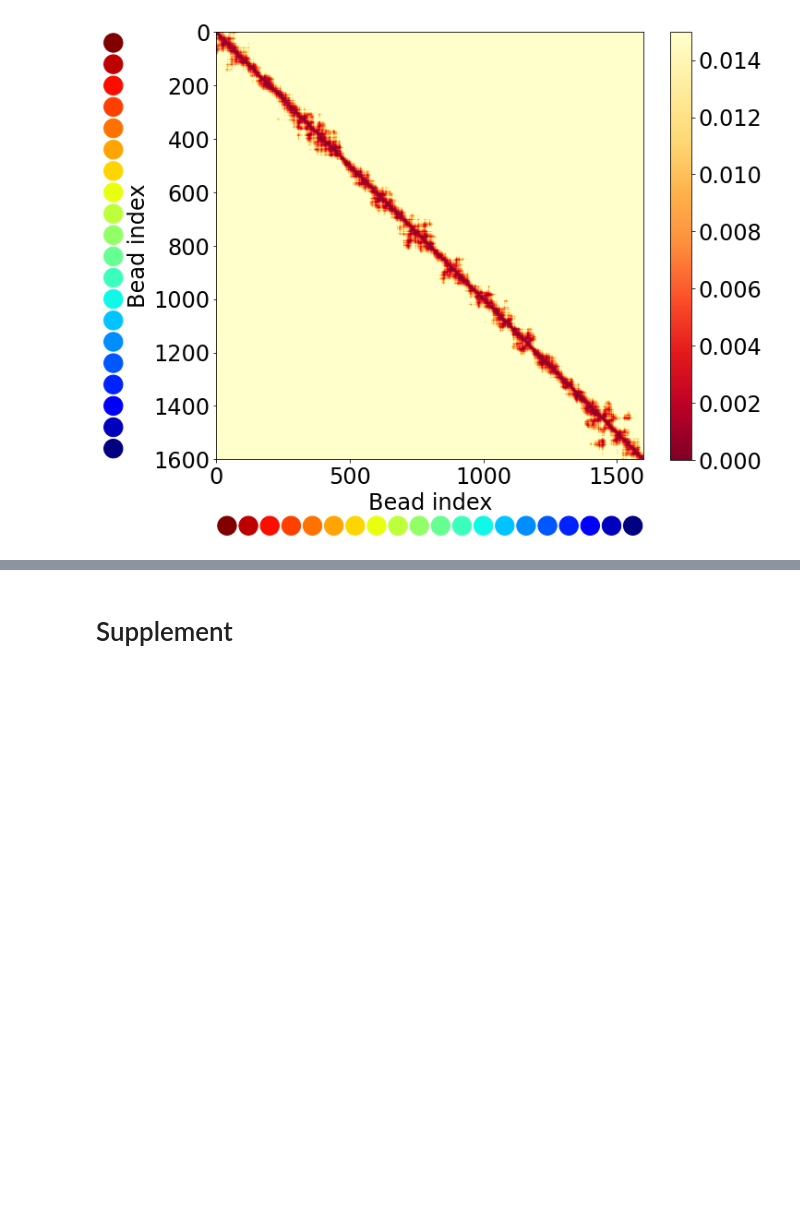
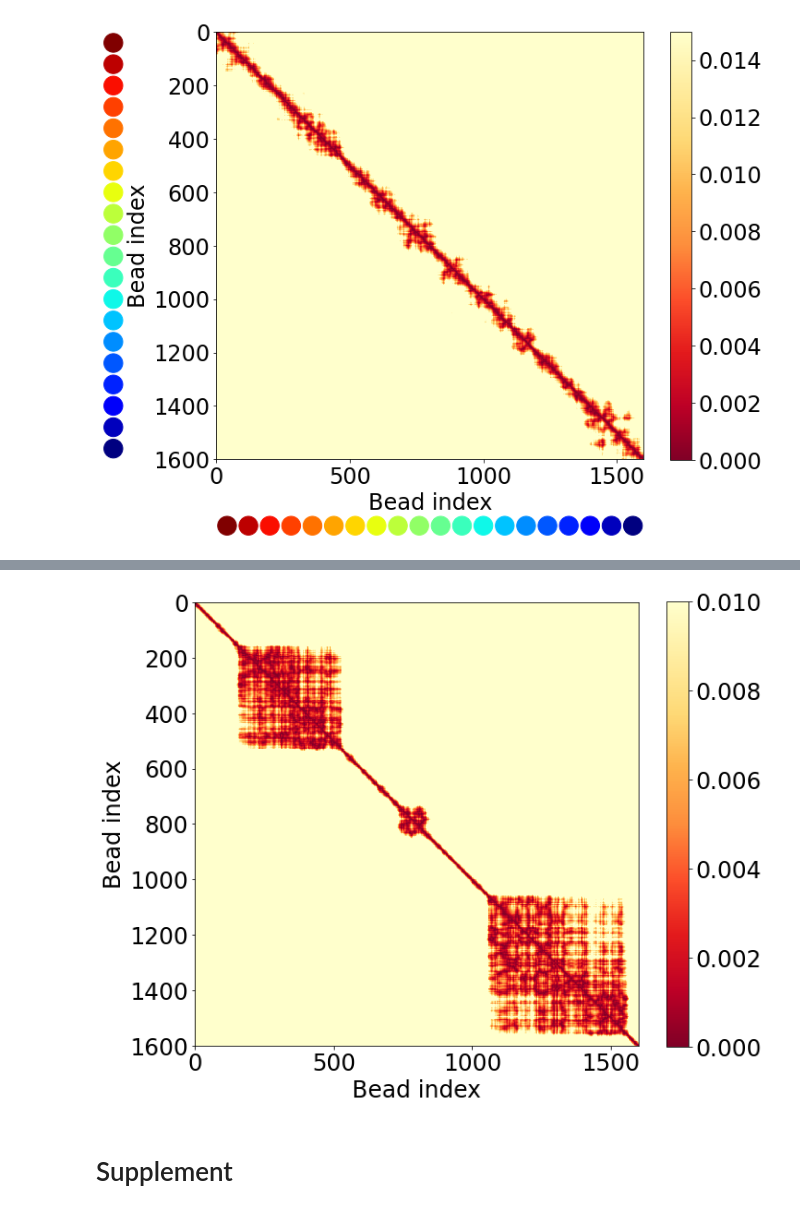
Before and after one commit to palladio11/aLENS_analysis, a Jupyter notebook: notebooks/chromatin_notebooks/Dyn_cond_figs/Figure1.ipynb, the cells around one changed output, grey strips where cells are left out. Cells and saved outputs as stored; diff of their text form; code cells hidden in the pictures; blank space fills up the shorter version.

```diff
--- a/notebooks/chromatin_notebooks/Dyn_cond_figs/Figure1.ipynb
+++ b/notebooks/chromatin_notebooks/Dyn_cond_figs/Figure1.ipynb
@@ -220,3 +220,24 @@ fig.savefig('Figure1/condensed_pinned_fig1.png', dpi=600, bbox_inches='tight')
+# %%
+# Uncondensed contact graph
+data_path = ceph_path / 'DynCondPaper/23-10-20_aLc1_slice8.7._line1600_Pin1-13um_2xKe.1-300_ks100/simulations/Ke100_Pin5.0um/'
+ss_ind = 1
+end_ind = -1
+start_bead = 0
+end_bead = None
+
+with h5py.File(next(data_path.glob('analysis/raw*.h5')), 'r+') as h5_data:
+    time_arr = h5_data['time'][ss_ind:end_ind]
+
+    sy_dat = h5_data['raw_data/sylinders'][start_bead:end_bead, :, ss_ind:end_ind]
+    com_arr = .5 * (sy_dat[:, 2:5, :] + sy_dat[:, 5:8, :])
+    fig, ax = plt.subplots(figsize=(10, 8))
+
+    # make_hic_from_com(fig, ax, com_arr[:,:,-1], log=True, vmin=-25, sigma=.01, radius=.005)
+    make_hic_from_com(fig, ax, com_arr[:,:,-1], vmax=.010)
+
+fig.savefig('Figure1/condensed_pinned_fig1.png', dpi=600, bbox_inches='tight')
+# %% [output]
+[figure, added]
 # %% [markdown]
 # Supplement
 # %%
```
Also changed, not shown: parts of 2 cells of this notebook, 4 other files.
